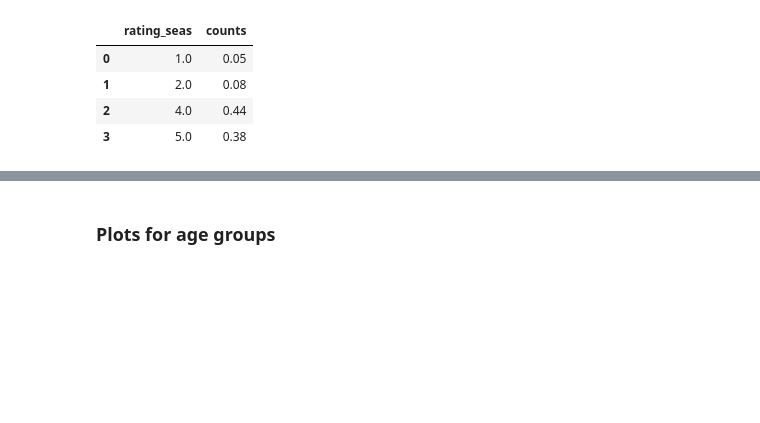
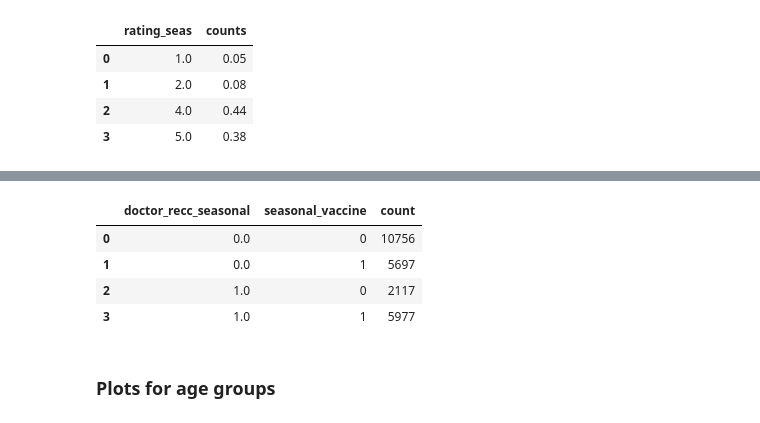
Before and after one commit to RayKwame/TheFluShot, a Jupyter notebook: notebooks/plots_presentation_dashboard.ipynb, the cells around one changed output, grey strips where cells are left out. Drawn from its saved outputs; the diff is of its cells as text; code cells hidden in the pictures; blank space fills up the shorter version.

```diff
--- a/notebooks/plots_presentation_dashboard.ipynb
+++ b/notebooks/plots_presentation_dashboard.ipynb
@@ -427,0 +473,9 @@ fig.write_image("../images/opinion_vaccine_effectiveness.png", height=400, width
+# %%
+data_reco_seas= df.groupby(["doctor_recc_seasonal","seasonal_vaccine"],as_index=True)["doctor_recc_seasonal"].count().reset_index(name="count")
+data_reco_seas
+# %% [output]
+|  | doctor_recc_seasonal | seasonal_vaccine | count |
+| 0 | 0.0 | 0 | 10756 |
+| 1 | 0.0 | 1 | 5697 |
+| 2 | 1.0 | 0 | 2117 |
+| 3 | 1.0 | 1 | 5977 |
```
Also changed, not shown: parts of 7 cells of this notebook, 1 other file.
